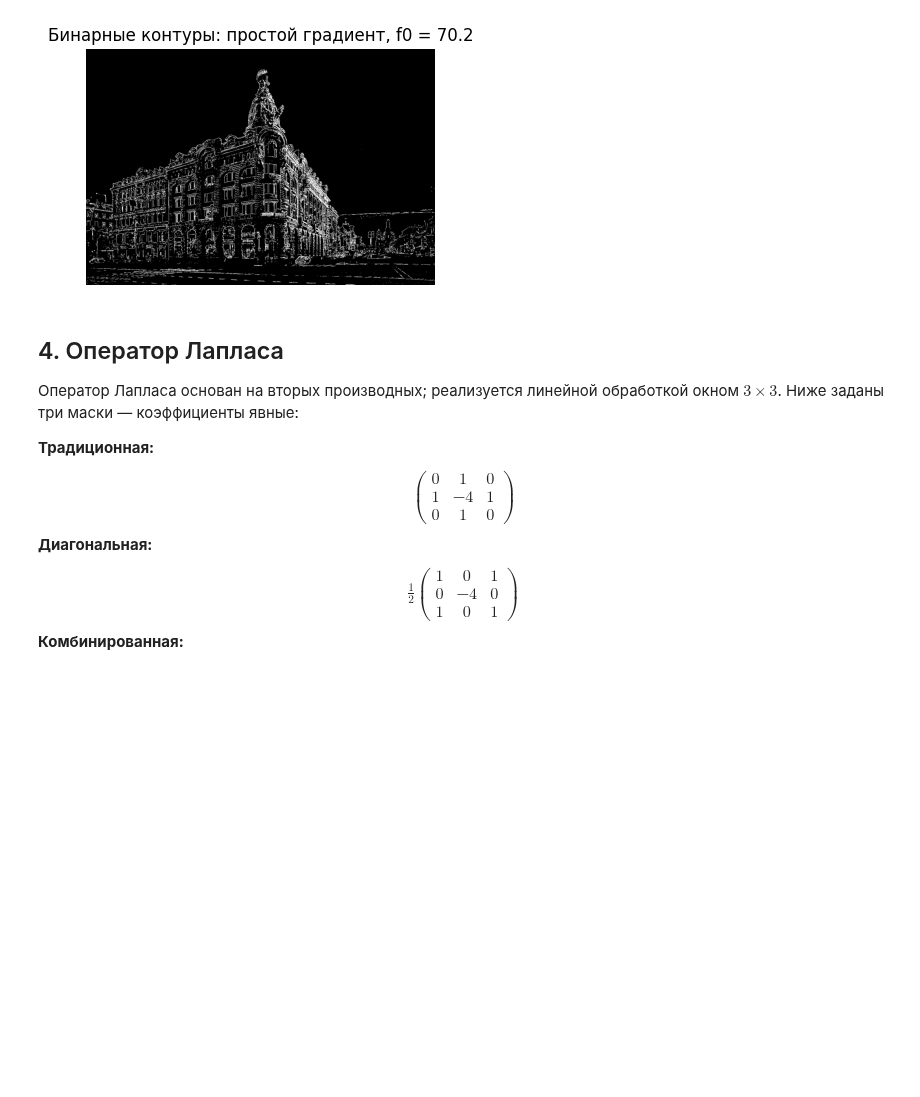
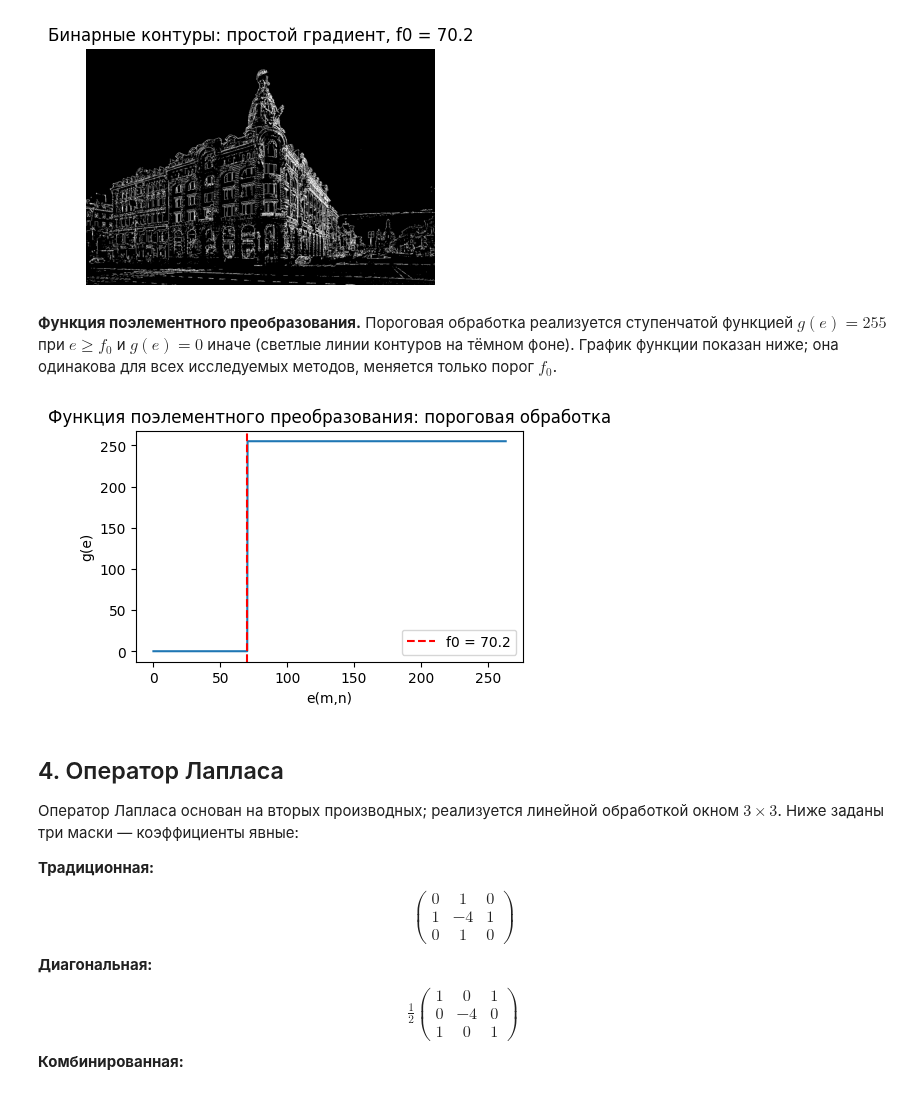
Before and after one commit to Darowiin/IPaAM, a Jupyter notebook: lab2_contours.ipynb, the cells around one changed output. Drawn from its saved outputs; the diff is of its cells as text; code cells hidden in the pictures; blank space fills up the shorter version.

```diff
--- a/lab2_contours.ipynb
+++ b/lab2_contours.ipynb
@@ -180,6 +180,18 @@ show(b_grad, f'Бинарные контуры: простой градиент,
 # %% [output]
 [figure]
 [figure]
+# %% [markdown]
+**Функция поэлементного преобразования.** Пороговая обработка реализуется ступенчатой функцией $g(e) = 255$ при $e \geq f_0$ и $g(e) = 0$ иначе (светлые линии контуров на тёмном фоне). График функции показан ниже; она одинакова для всех исследуемых методов, меняется только порог $f_0$.
+# %%
+# График функции поэлементного преобразования для пороговой обработки
+ex = np.linspace(0, np.percentile(e_exact, 99.9) * 1.5, 1000)
+plt.figure(figsize=(5, 3))
+plt.plot(ex, binarize(ex, f0_grad))
+plt.axvline(f0_grad, color='red', ls='--', label=f'f0 = {f0_grad:.1f}')
+plt.xlabel('e(m,n)'); plt.ylabel('g(e)'); plt.legend()
+plt.title('Функция поэлементного преобразования: пороговая обработка');
+# %% [output]
+[figure, added]
 # %% [markdown]
 ## 4. Оператор Лапласа
 
```
Also changed, not shown: parts of 1 cell of this notebook.
